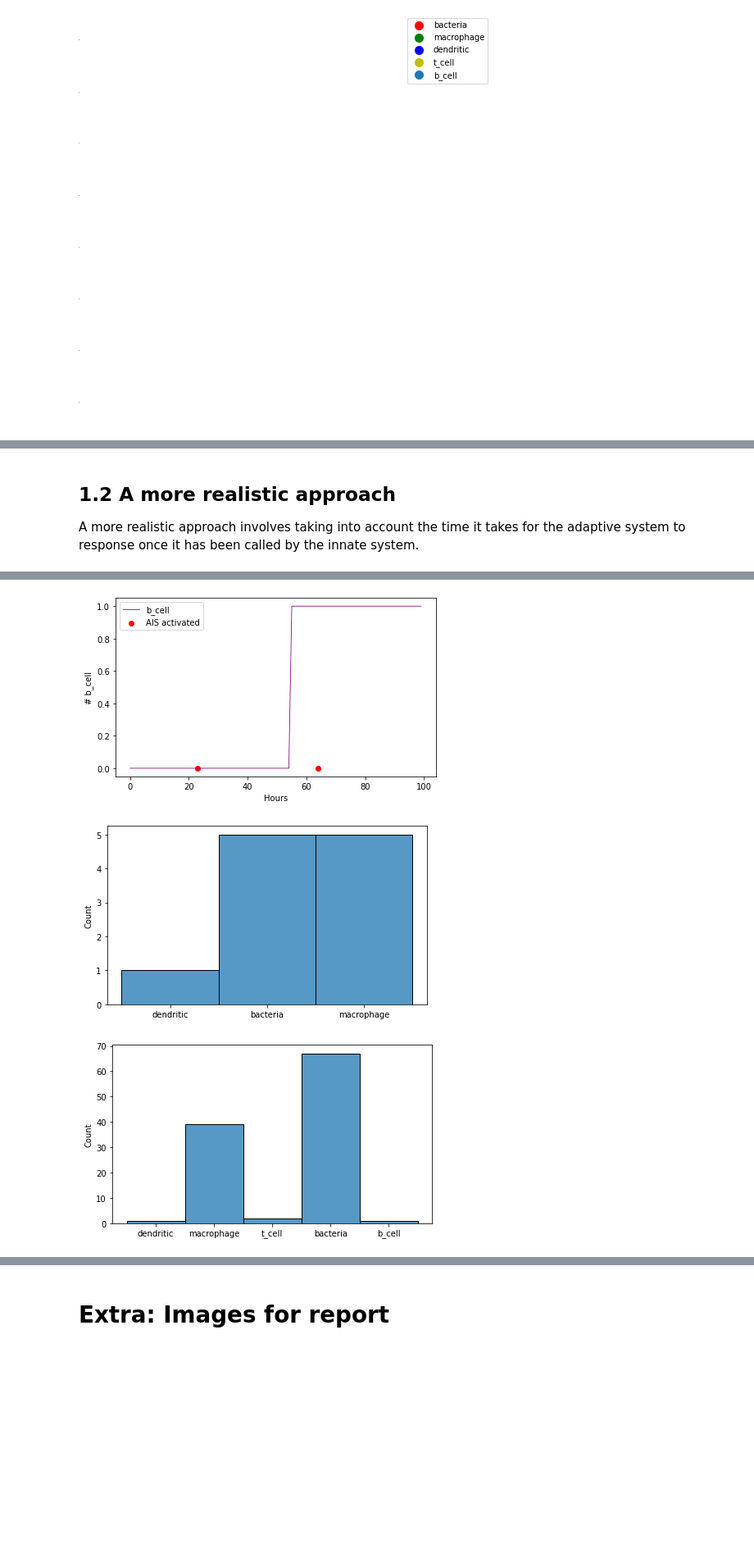
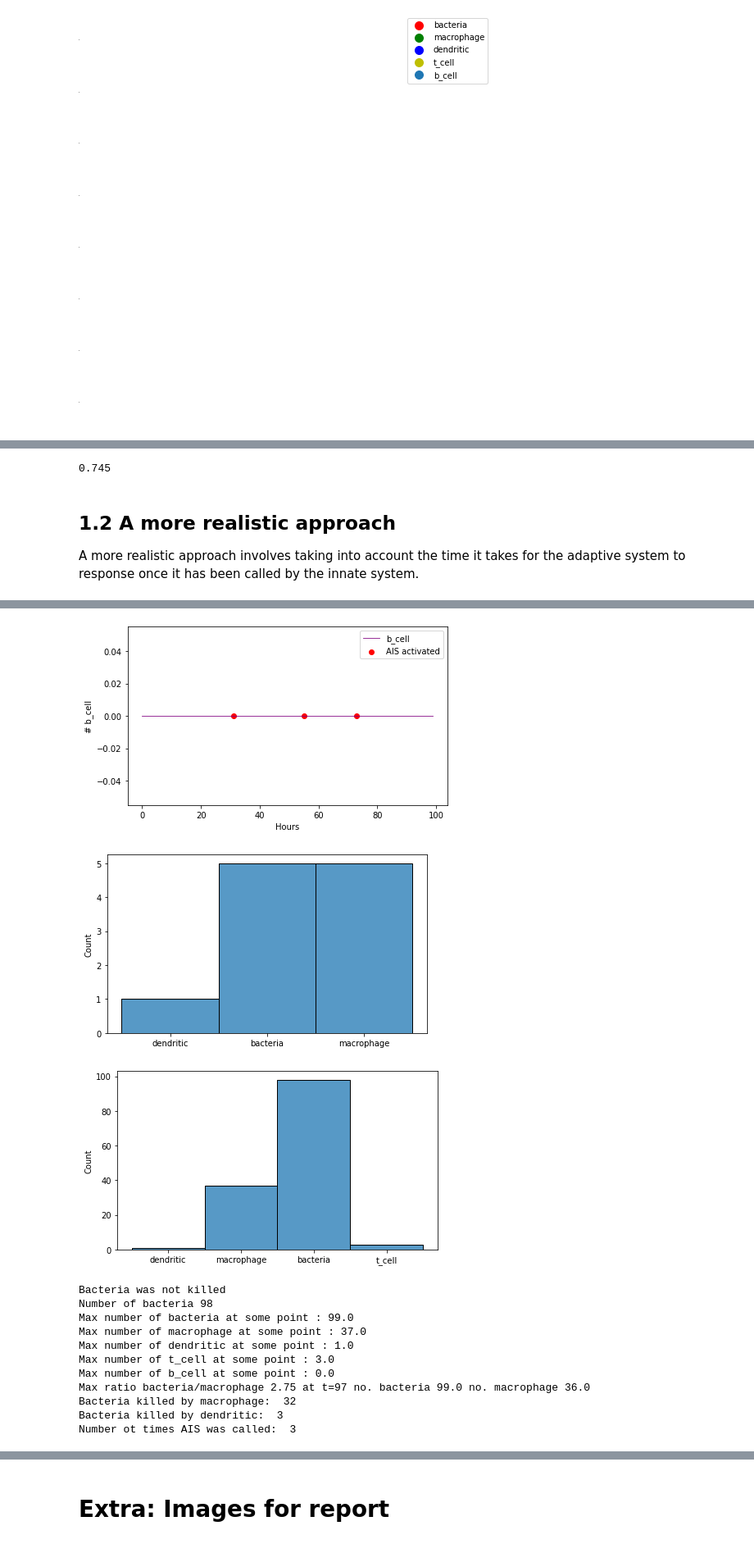
Before and after one commit to gabrielraya/immune-system, a Jupyter notebook: Project.ipynb, the cells around one changed output, grey strips where cells are left out. Shown at 82% size. Saved outputs shown, nothing was run; the diff lists cells and outputs as text; code cells hidden in the pictures; blank space fills up the shorter version.

Commit message:
fix functions for each cell

```diff
--- a/Project.ipynb
+++ b/Project.ipynb
@@ -168,3 +205,7 @@ anim.save("./animation.gif", dpi=100, writer=writergif)
+# %%
+(len(paths) - np.count_nonzero(paths))/n
+# %% [output]
+0.745
 # %% [markdown]
 ## 1.2 A more realistic approach
 
@@ -192,4 +233,7 @@ plot_cell(Ts, states, infection, "t_cell", "y", name, fig_dir)
 plot_cell(Ts, states, infection, "b_cell", "purple", name, fig_dir)
 plot_state(infection.init_state, name, "init", fig_dir)
 plot_state(infection.state, name, "end", fig_dir)
+
+# getting some statistics
+get_statistics(infection, states)
 # %% [output]
@@ -200,3 +244,14 @@ plot_state(infection.state, name, "end", fig_dir)
-[figure, old version]
+[figure, new version]
 [figure]
-[figure, old version]
+[figure, new version]
+Bacteria was not killed
+Number of bacteria 98
+Max number of bacteria at some point : 99.0
+Max number of macrophage at some point : 37.0
+Max number of dendritic at some point : 1.0
+Max number of t_cell at some point : 3.0
+Max number of b_cell at some point : 0.0
+Max ratio bacteria/macrophage 2.75 at t=97 no. bacteria 99.0 no. macrophage 36.0
+Bacteria killed by macrophage:  32
+Bacteria killed by dendritic:  3
+Number ot times AIS was called:  3
```
Also changed, not shown: parts of 10 cells of this notebook, 1 other file.
